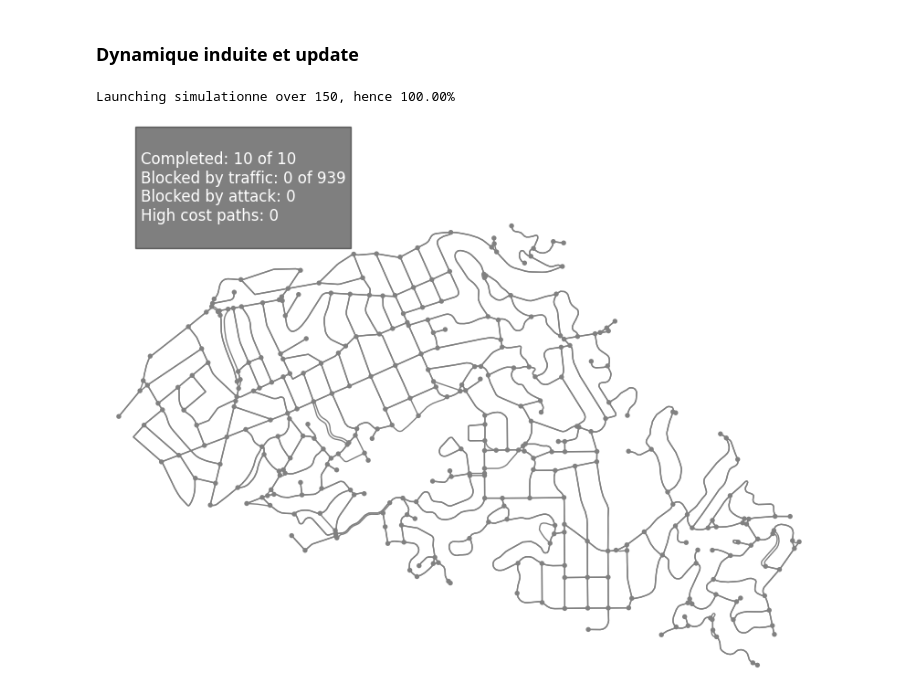
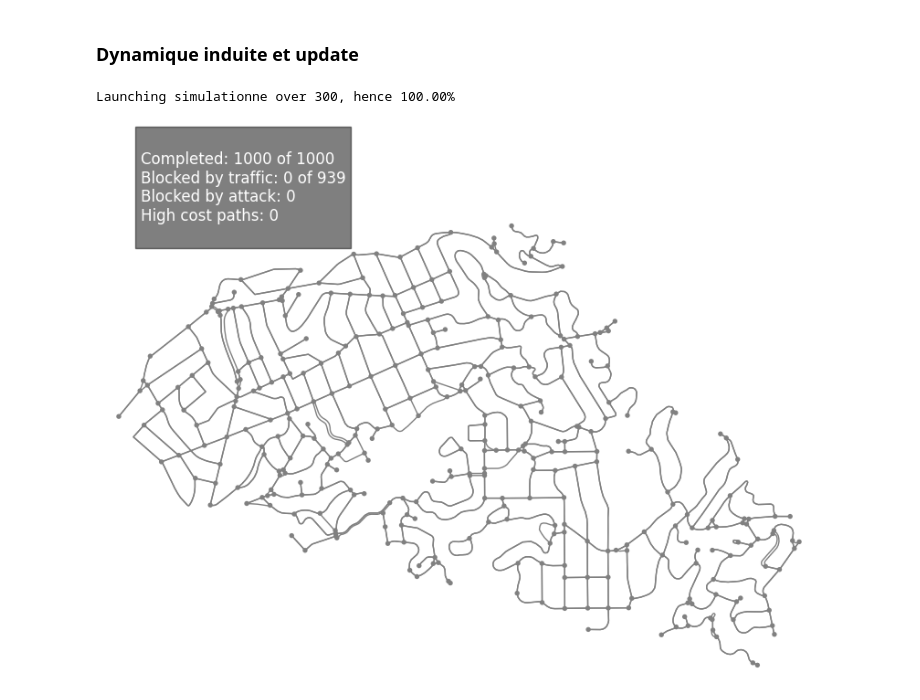
Before and after one commit to lucas-lacampagne/sim, a Jupyter notebook: notebooks/test_query_path.ipynb, the cells around one changed output. Cells and saved outputs as stored; diff of their text form; code cells hidden in the pictures.

Commit message:
repared attacks and defense + refacto + viz + big move function

```diff
--- a/notebooks/test_query_path.ipynb
+++ b/notebooks/test_query_path.ipynb
@@ -171,41 +191,41 @@ class Car_fleet(Base_car_fleet):
 # %% [markdown]
 ### Dynamique induite et update
 # %%
-demand=Car_fleet(G4_proj.copy(), size=10, log_trajs=10)
-demand.prepare_attack(attack='deg', batch_size=5, number_steps=30)
+demand=Car_fleet(G4_proj.copy(), size=1000, log_trajs=10)
+demand.prepare_attack(attack='deg', batch_size=10, number_steps=30)
 frames=90
-logging.info(f'__________________________________________________________________')
+logging.info(f'_'*30)
 
 def update(frame):
     pbar.update(1)
     if demand.all_completed():
         return ax,
 
     ax.clear()
     if frame > 0:
         demand.run(attack=True, repair=True, time_step=20)
     # demand.display_h.display_huge(demand, ax=ax)
     demand.display_h.display(demand, ax=ax)
     # demand.display_h.display_graph(demand.rx_helper.nx_graph, demand)
     string=f'''
 Completed: {sum(demand.get_completed())} of {demand.num_cars}
 Blocked by traffic: {sum(demand.get_edge_blocked().values())} of {demand.graph.number_of_edges()}
 Blocked by attack: {len(list(it.chain.from_iterable(demand.rmvd_edges)))}
 High cost paths: {len(demand.info)}
 '''
     ax.text(0.05, 0.95, string,
             transform=ax.transAxes, fontsize=12, color='white',
             bbox=dict(facecolor='black', alpha=0.5))
     return ax,
 
 with tqdm(total=frames) as pbar:
     fig, ax = plt.subplots(figsize=(10, 8))
     ani = FuncAnimation(fig, update, frames=frames, interval=150, repeat=False)
     ani.save("ani.gif", writer='pillow',
             #  progress_callback = lambda i, n: print(f'Saving frame {i}/{n}', end='\r')
              )
     plt.show()
 UnitTest(demand).run()
 # %% [output]
-Launching simulationne over 150, hence 100.00%
+Launching simulationne over 300, hence 100.00%
-[figure, old version]
+[figure, new version]
```
Also changed, not shown: parts of 6 cells of this notebook, 3 other files.
